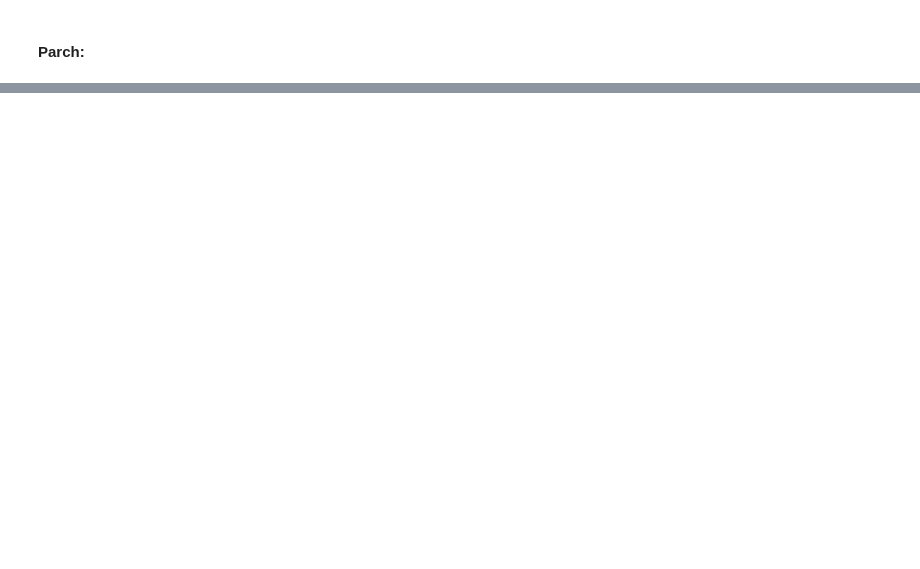
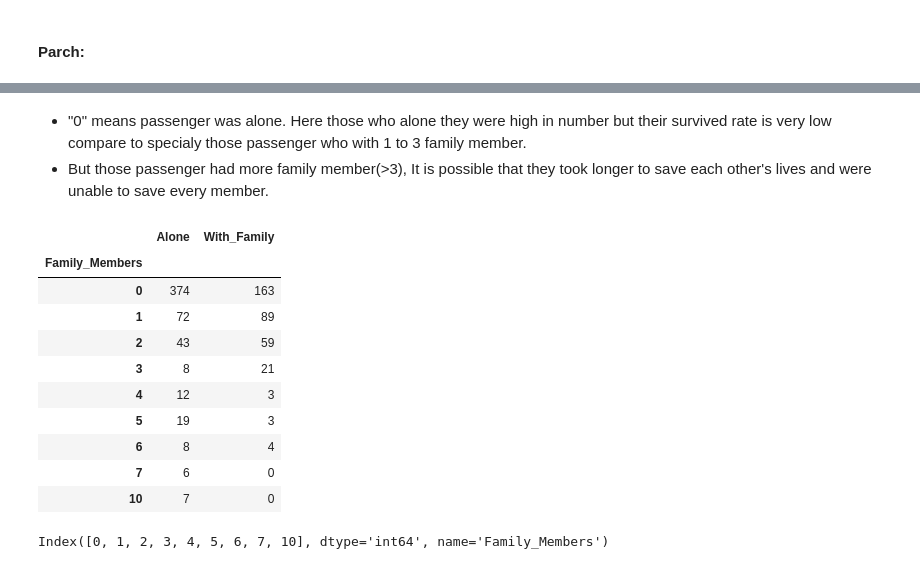
Before and after one commit to sagarbarge/Titanic-EDA-Modeling, a Jupyter notebook: Titanic_Competition_Sagar.ipynb, the cells around one changed output, grey strips where cells are left out. Cells and saved outputs as stored; diff of their text form; code cells hidden in the pictures; blank space fills up the shorter version.

```diff
--- a/Titanic_Competition_Sagar.ipynb
+++ b/Titanic_Competition_Sagar.ipynb
@@ -409,0 +437,23 @@ df.head(30)
+# %% [markdown]
+- "0" means passenger was alone. Here those who alone they were high in number but their survived rate is very low compare to specialy those passenger who with 1 to 3 family member.
+- But those passenger had more family member(>3), It is possible that they took longer to save each other's lives and were unable to save every member.
+# %%
+# Alone vs Family member
+
+# passenger with their siblings, spouse count
+df_alone= pd.crosstab (df['Family_Members'], df['Survived'])
+df_alone.columns = ['Alone', 'With_Family']
+df_alone
+#
+# %% [output]
+|  | Alone | With_Family |
+| Family_Members |  |  |
+| 0 | 374 | 163 |
+| 1 | 72 | 89 |
+| 2 | 43 | 59 |
+| 3 | 8 | 21 |
+| 4 | 12 | 3 |
+| 5 | 19 | 3 |
+| 6 | 8 | 4 |
+| 7 | 6 | 0 |
+| 10 | 7 | 0 |
@@ -409,0 +462,4 @@ df.head(30)
+# %%
+df_family.index
+# %% [output]
+Index([0, 1, 2, 3, 4, 5, 6, 7, 10], dtype='int64', name='Family_Members')
```
Also changed, not shown: parts of 16 cells of this notebook.
